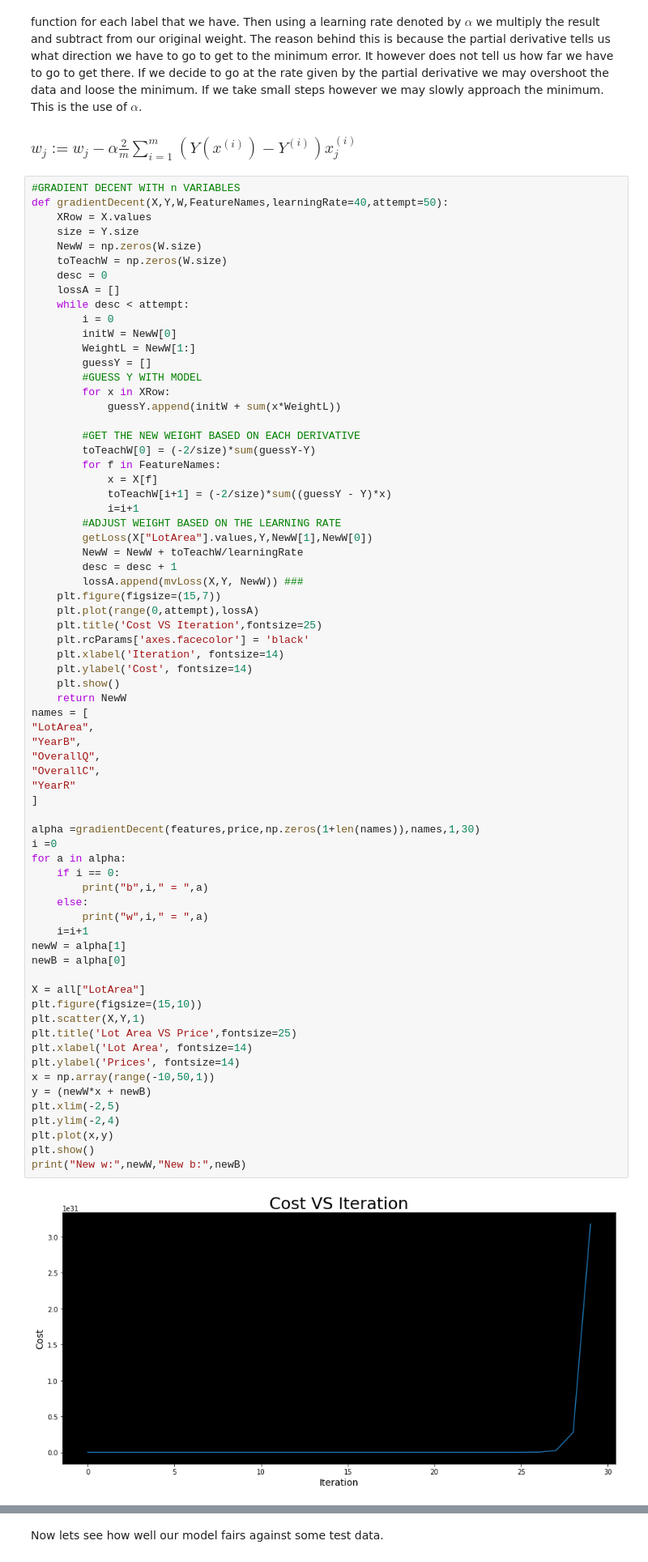
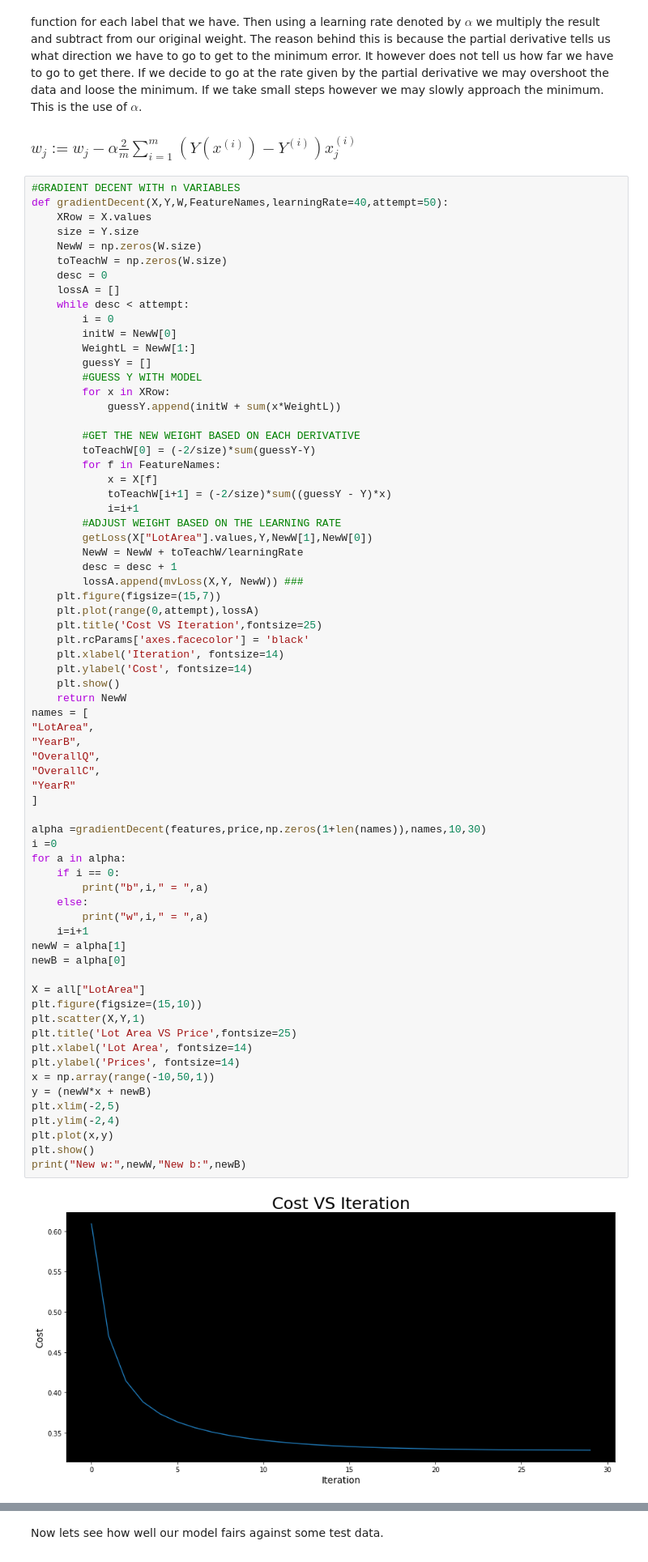
Before and after one commit to MangoFiasco/CISAssignment1, a Jupyter notebook: Assignment 1.ipynb, the cells around one changed output, grey strips where cells are left out. Shown: that part at 81% size. Cells and saved outputs as stored; diff of their text form.

```diff
--- a/Assignment 1.ipynb
+++ b/Assignment 1.ipynb
@@ -209,32 +209,32 @@ names = [
 "YearB",
 "OverallQ",
 "OverallC",
 "YearR"
 ]
 
-alpha =gradientDecent(features,price,np.zeros(1+len(names)),names,1,30)
+alpha =gradientDecent(features,price,np.zeros(1+len(names)),names,10,30)
 i =0
 for a in alpha:
     if i == 0:
         print("b",i," = ",a)
     else:
         print("w",i," = ",a)
     i=i+1
 newW = alpha[1]
 newB = alpha[0]
 
 X = all["LotArea"]
 plt.figure(figsize=(15,10))
 plt.scatter(X,Y,1)
 plt.title('Lot Area VS Price',fontsize=25)
 plt.xlabel('Lot Area', fontsize=14)
 plt.ylabel('Prices', fontsize=14)
 x = np.array(range(-10,50,1))
 y = (newW*x + newB)
 plt.xlim(-2,5)
 plt.ylim(-2,4)
 plt.plot(x,y)
 plt.show()
 print("New w:",newW,"New b:",newB)
 # %% [output]
-[figure, old version]
+[figure, new version]
```
Also changed, not shown: parts of 2 cells of this notebook.
